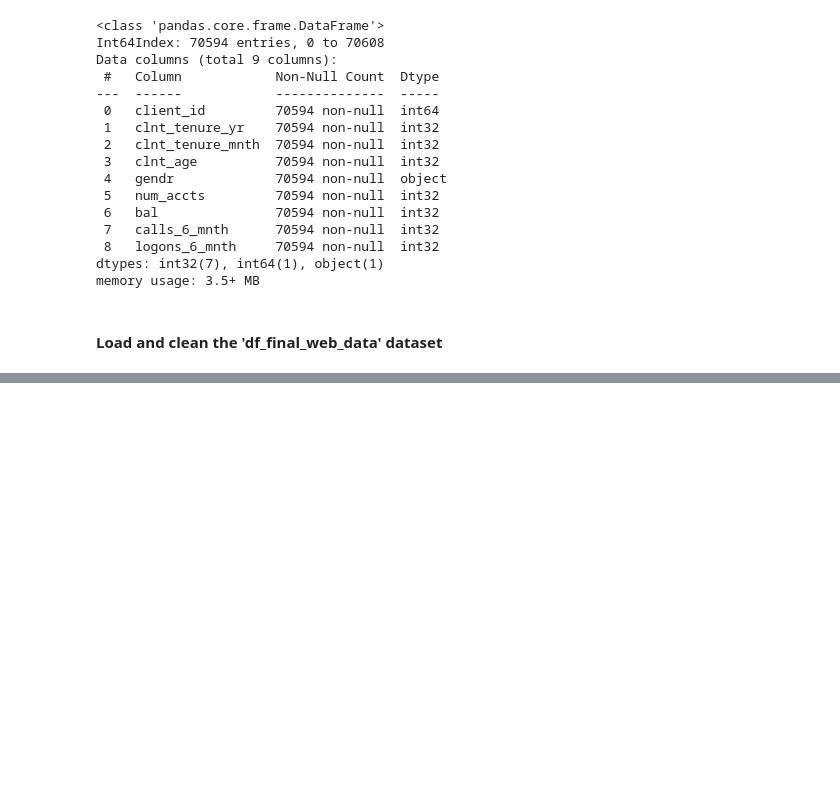
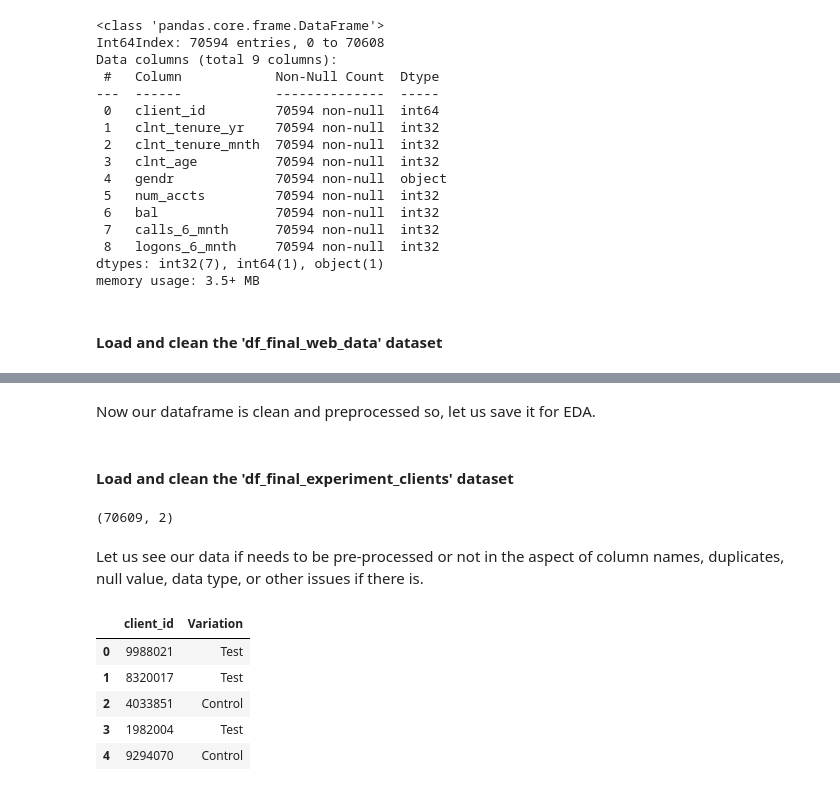
Before and after one commit to fmammo/vanguard-ab-test, a Jupyter notebook: Data_Cleaning.ipynb, the cells around one changed output, grey strips where cells are left out. Saved outputs shown, nothing was run; the diff lists cells and outputs as text; code cells hidden in the pictures; blank space fills up the shorter version.

```diff
--- a/Data_Cleaning.ipynb
+++ b/Data_Cleaning.ipynb
@@ -140,0 +240,2 @@ demog.to_csv('demog.csv')
+# %% [markdown]
+Now our dataframe is clean and preprocessed so, let us save it for EDA.
@@ -140,0 +244,18 @@ demog.to_csv('demog.csv')
+# %% [markdown]
+#### Load and clean the 'df_final_experiment_clients' dataset
+# %%
+final_ex = pd.read_csv('df_final_experiment_clients.csv')
+final_ex.shape
+# %% [output]
+(70609, 2)
+# %% [markdown]
+Let us see our data if needs to be pre-processed or not in the aspect of column names, duplicates, null value, data type, or other issues if there is.
+# %%
+final_ex.head()
+# %% [output]
+|  | client_id | Variation |
+| 0 | 9988021 | Test |
+| 1 | 8320017 | Test |
+| 2 | 4033851 | Control |
+| 3 | 1982004 | Test |
+| 4 | 9294070 | Control |
```
Also changed, not shown: parts of 34 cells of this notebook, 2 other files.
